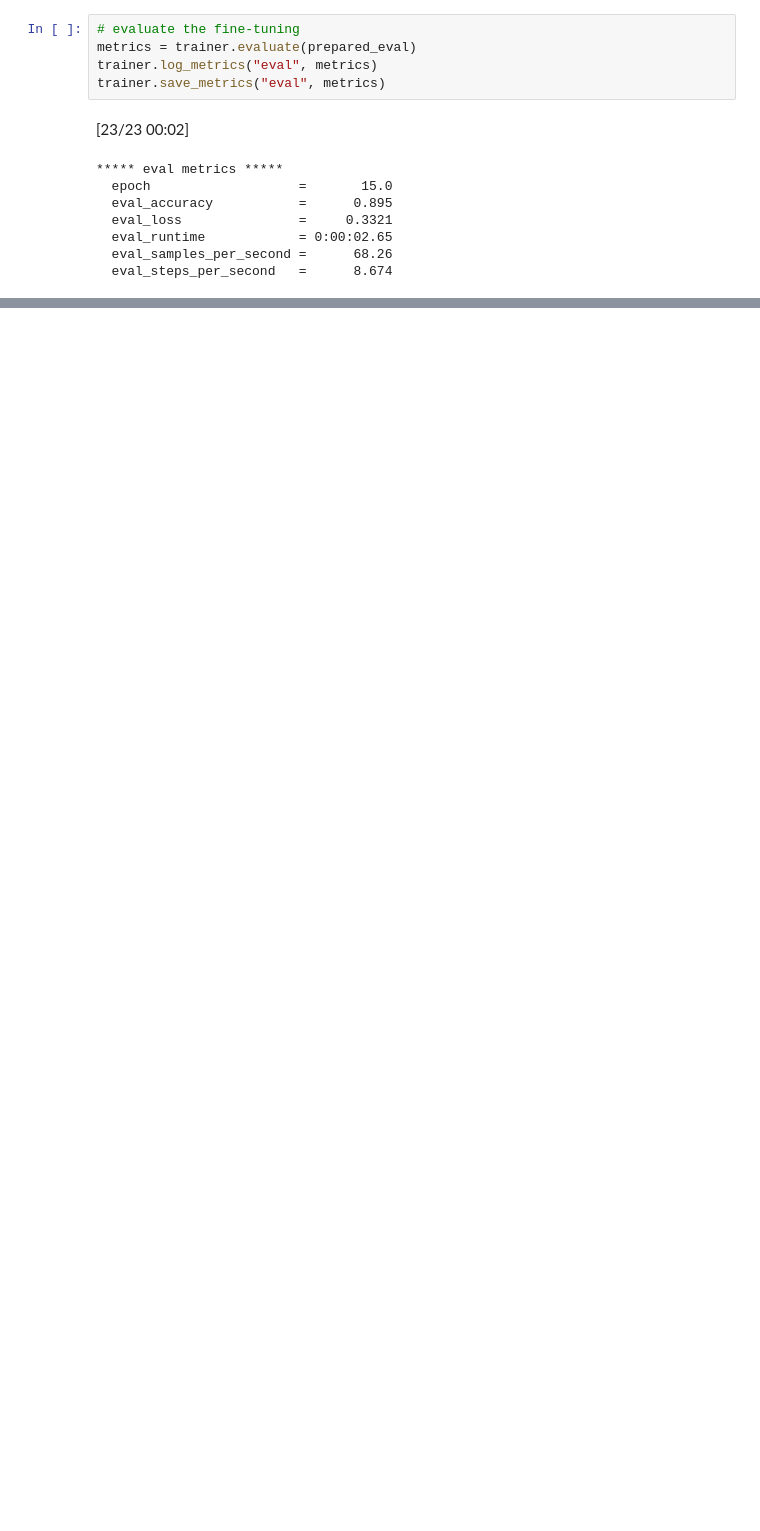
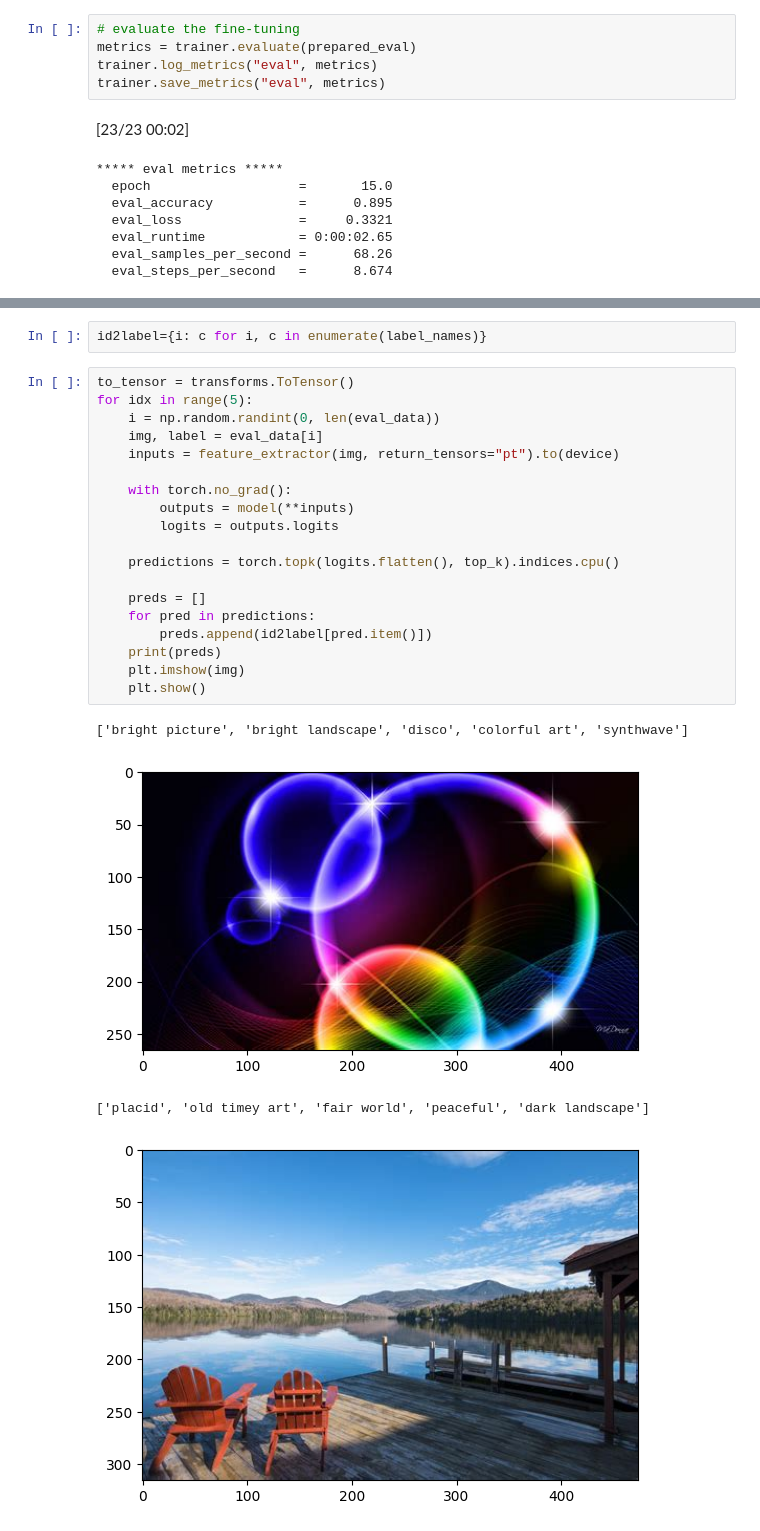
Before and after one commit to ryan-friberg/hans-zimmer-bot, a Jupyter notebook: image_vit.ipynb, the cells around one changed output, grey strips where cells are left out. Drawn from its saved outputs; the diff is of its cells as text; blank space fills up the shorter version.

```diff
--- a/image_vit.ipynb
+++ b/image_vit.ipynb
@@ -209,0 +193,26 @@ trainer.save_metrics("eval", metrics)
+# %%
+id2label={i: c for i, c in enumerate(label_names)}
+# %%
+to_tensor = transforms.ToTensor()
+for idx in range(5):
+    i = np.random.randint(0, len(eval_data))
+    img, label = eval_data[i]
+    inputs = feature_extractor(img, return_tensors="pt").to(device)
+
+    with torch.no_grad():
+        outputs = model(**inputs)
+        logits = outputs.logits
+
+    predictions = torch.topk(logits.flatten(), top_k).indices.cpu()
+
+    preds = []
+    for pred in predictions:
+        preds.append(id2label[pred.item()])
+    print(preds)
+    plt.imshow(img)
+    plt.show()
+# %% [output]
+['bright picture', 'bright landscape', 'disco', 'colorful art', 'synthwave']
+[figure, added]
+['placid', 'old timey art', 'fair world', 'peaceful', 'dark landscape']
+[figure, added]
```
Also changed, not shown: parts of 9 cells of this notebook, 1 other file.
